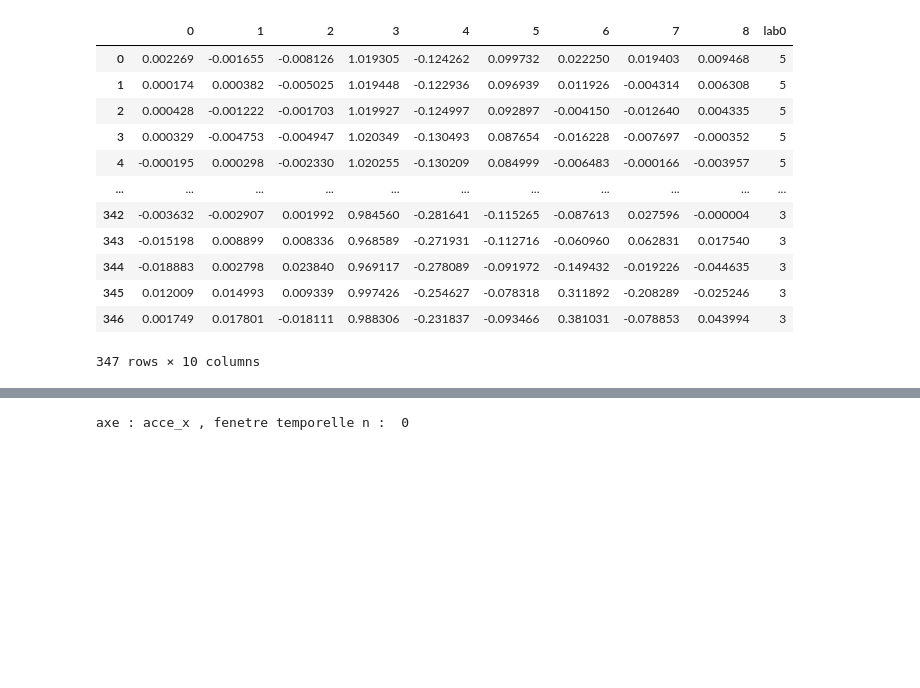
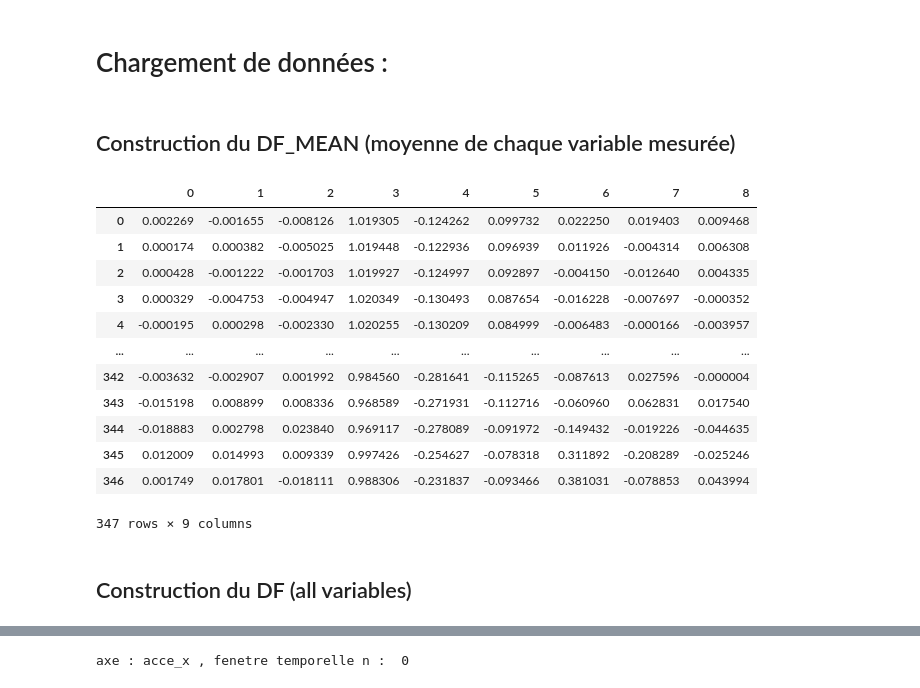
Before and after one commit to SeyfGoumeida/Time_series_Unsupervised_Learning, a Jupyter notebook: unsupervised_learning_project.ipynb, the cells around one changed output, grey strips where cells are left out. Drawn from its saved outputs; the diff is of its cells as text; code cells hidden in the pictures; blank space fills up the shorter version.

```diff
--- a/unsupervised_learning_project.ipynb
+++ b/unsupervised_learning_project.ipynb
@@ -13,3 +46,5 @@ plt.rcParams.update({'figure.figsize': (10, 7), 'figure.dpi': 120})
+# %% [markdown]
+# Chargement de données :
 # %%
 acce_x = pd.read_csv('acce_x.txt', sep=" ", header=None)
 acce_y = pd.read_csv('acce_y.txt', sep=" ", header=None)
@@ -35,30 +73,36 @@ for i in range(0,len(acce_x)):
+# %% [markdown]
+## Construction du DF_MEAN (moyenne de chaque variable mesurée)
 # %%
 acce_x_mean = acce_x.mean(axis=1)
 acce_y_mean = acce_y.mean(axis=1)
 acce_z_mean = acce_z.mean(axis=1)
 accm_x_mean = accm_x.mean(axis=1)
 accm_y_mean = accm_y.mean(axis=1)
 accm_z_mean = accm_z.mean(axis=1)
 vit_x_mean = vit_x.mean(axis=1)
 vit_y_mean = vit_y.mean(axis=1)
 vit_z_mean = vit_z.mean(axis=1)
+
+#-------------------------------------------
+
+frames = [acce_x_mean, acce_y_mean,acce_z_mean,accm_x_mean,accm_y_mean,accm_z_mean,vit_x_mean,vit_y_mean,vit_z_mean]
+df_mean = pd.concat(frames,axis=1)
+df_mean = df_mean.set_axis(['0', '1', '2','3','4','5','6','7','8'], axis=1)
+df_mean
+# %% [output]
+|  | 0 | 1 | 2 | 3 | 4 | 5 | 6 | 7 | 8 |
+| 0 | 0.002269 | -0.001655 | -0.008126 | 1.019305 | -0.124262 | 0.099732 | 0.022250 | 0.019403 | 0.009468 |
+| 1 | 0.000174 | 0.000382 | -0.005025 | 1.019448 | -0.122936 | 0.096939 | 0.011926 | -0.004314 | 0.006308 |
+| 2 | 0.000428 | -0.001222 | -0.001703 | 1.019927 | -0.124997 | 0.092897 | -0.004150 | -0.012640 | 0.004335 |
+| 3 | 0.000329 | -0.004753 | -0.004947 | 1.020349 | -0.130493 | 0.087654 | -0.016228 | -0.007697 | -0.000352 |
+| 4 | -0.000195 | 0.000298 | -0.002330 | 1.020255 | -0.130209 | 0.084999 | -0.006483 | -0.000166 | -0.003957 |
+| ... | ... | ... | ... | ... | ... | ... | ... | ... | ... |
+| 342 | -0.003632 | -0.002907 | 0.001992 | 0.984560 | -0.281641 | -0.115265 | -0.087613 | 0.027596 | -0.000004 |
+| 343 | -0.015198 | 0.008899 | 0.008336 | 0.968589 | -0.271931 | -0.112716 | -0.060960 | 0.062831 | 0.017540 |
+| 344 | -0.018883 | 0.002798 | 0.023840 | 0.969117 | -0.278089 | -0.091972 | -0.149432 | -0.019226 | -0.044635 |
+| 345 | 0.012009 | 0.014993 | 0.009339 | 0.997426 | -0.254627 | -0.078318 | 0.311892 | -0.208289 | -0.025246 |
+| 346 | 0.001749 | 0.017801 | -0.018111 | 0.988306 | -0.231837 | -0.093466 | 0.381031 | -0.078853 | 0.043994 |
+347 rows × 9 columns
-# %%
-frames = [acce_x_mean, acce_y_mean,acce_z_mean,accm_x_mean,accm_y_mean,accm_z_mean,vit_x_mean,vit_y_mean,vit_z_mean,lab]
-df_mean = pd.concat(frames,axis=1)
-df_mean = df_mean.set_axis(['0', '1', '2','3','4','5','6','7','8','lab0'], axis=1)
-df_mean
-# %% [output]
-|  | 0 | 1 | 2 | 3 | 4 | 5 | 6 | 7 | 8 | lab0 |
-| 0 | 0.002269 | -0.001655 | -0.008126 | 1.019305 | -0.124262 | 0.099732 | 0.022250 | 0.019403 | 0.009468 | 5 |
-| 1 | 0.000174 | 0.000382 | -0.005025 | 1.019448 | -0.122936 | 0.096939 | 0.011926 | -0.004314 | 0.006308 | 5 |
-| 2 | 0.000428 | -0.001222 | -0.001703 | 1.019927 | -0.124997 | 0.092897 | -0.004150 | -0.012640 | 0.004335 | 5 |
-| 3 | 0.000329 | -0.004753 | -0.004947 | 1.020349 | -0.130493 | 0.087654 | -0.016228 | -0.007697 | -0.000352 | 5 |
-| 4 | -0.000195 | 0.000298 | -0.002330 | 1.020255 | -0.130209 | 0.084999 | -0.006483 | -0.000166 | -0.003957 | 5 |
-| ... | ... | ... | ... | ... | ... | ... | ... | ... | ... | ... |
-| 342 | -0.003632 | -0.002907 | 0.001992 | 0.984560 | -0.281641 | -0.115265 | -0.087613 | 0.027596 | -0.000004 | 3 |
-| 343 | -0.015198 | 0.008899 | 0.008336 | 0.968589 | -0.271931 | -0.112716 | -0.060960 | 0.062831 | 0.017540 | 3 |
-| 344 | -0.018883 | 0.002798 | 0.023840 | 0.969117 | -0.278089 | -0.091972 | -0.149432 | -0.019226 | -0.044635 | 3 |
-| 345 | 0.012009 | 0.014993 | 0.009339 | 0.997426 | -0.254627 | -0.078318 | 0.311892 | -0.208289 | -0.025246 | 3 |
-| 346 | 0.001749 | 0.017801 | -0.018111 | 0.988306 | -0.231837 | -0.093466 | 0.381031 | -0.078853 | 0.043994 | 3 |
-347 rows × 10 columns
+# %% [markdown]
+## Construction du DF (all variables)
 # %%
```
Also changed, not shown: parts of 64 cells of this notebook.
